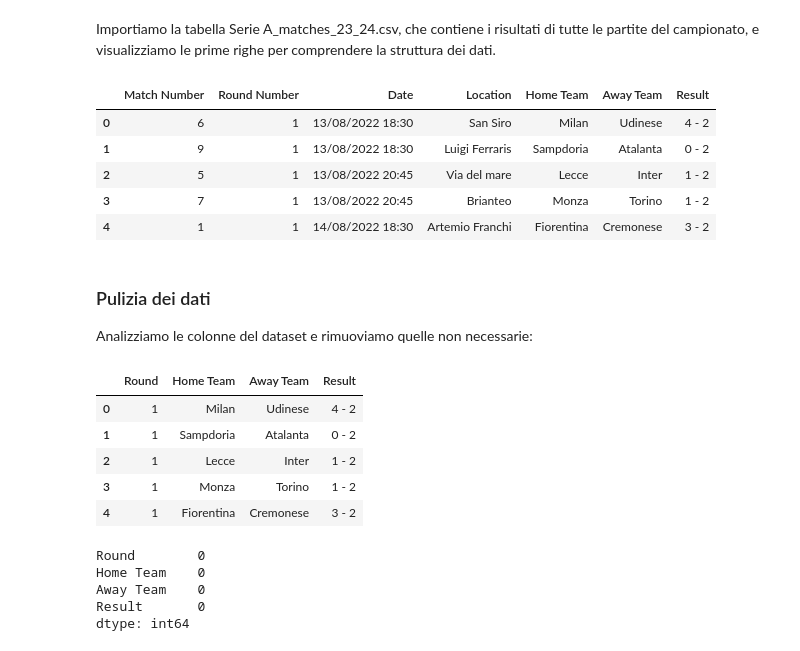
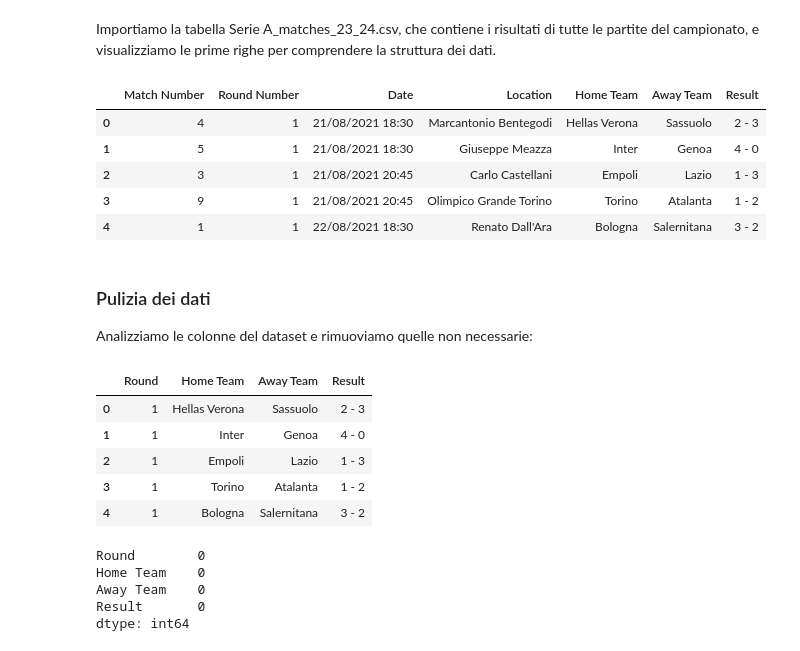
Before and after one commit to DavideJohn/IDS, a Jupyter notebook: laboratori/ProgettoFinale/ProgettoFinale.ipynb, the cells around one changed output. Saved outputs shown, nothing was run; the diff lists cells and outputs as text; code cells hidden in the pictures.

```diff
--- a/laboratori/ProgettoFinale/ProgettoFinale.ipynb
+++ b/laboratori/ProgettoFinale/ProgettoFinale.ipynb
@@ -23,15 +23,15 @@ import scipy.stats as stats
 # %% [markdown]
 Importiamo la tabella Serie A_matches_23_24.csv, che contiene i risultati di tutte le partite del campionato, e visualizziamo le prime righe per comprendere la struttura dei dati.
 # %%
-matches = pd.read_csv('dataset/2022-2023.csv')
+matches = pd.read_csv('dataset/2021-2022.csv')
 matches.head()
 # %% [output]
 |  | Match Number | Round Number | Date | Location | Home Team | Away Team | Result |
-| 0 | 6 | 1 | 13/08/2022 18:30 | San Siro | Milan | Udinese | 4 - 2 |
-| 1 | 9 | 1 | 13/08/2022 18:30 | Luigi Ferraris | Sampdoria | Atalanta | 0 - 2 |
-| 2 | 5 | 1 | 13/08/2022 20:45 | Via del mare | Lecce | Inter | 1 - 2 |
-| 3 | 7 | 1 | 13/08/2022 20:45 | Brianteo | Monza | Torino | 1 - 2 |
-| 4 | 1 | 1 | 14/08/2022 18:30 | Artemio Franchi | Fiorentina | Cremonese | 3 - 2 |
+| 0 | 4 | 1 | 21/08/2021 18:30 | Marcantonio Bentegodi | Hellas Verona | Sassuolo | 2 - 3 |
+| 1 | 5 | 1 | 21/08/2021 18:30 | Giuseppe Meazza | Inter | Genoa | 4 - 0 |
+| 2 | 3 | 1 | 21/08/2021 20:45 | Carlo Castellani | Empoli | Lazio | 1 - 3 |
+| 3 | 9 | 1 | 21/08/2021 20:45 | Olimpico Grande Torino | Torino | Atalanta | 1 - 2 |
+| 4 | 1 | 1 | 22/08/2021 18:30 | Renato Dall'Ara | Bologna | Salernitana | 3 - 2 |
 # %% [markdown]
 ### Pulizia dei dati
 
@@ -43,11 +43,11 @@ matches.drop(drop_columns, axis=1, inplace=True)
 matches.head()
 # %% [output]
 |  | Round | Home Team | Away Team | Result |
-| 0 | 1 | Milan | Udinese | 4 - 2 |
-| 1 | 1 | Sampdoria | Atalanta | 0 - 2 |
-| 2 | 1 | Lecce | Inter | 1 - 2 |
-| 3 | 1 | Monza | Torino | 1 - 2 |
-| 4 | 1 | Fiorentina | Cremonese | 3 - 2 |
+| 0 | 1 | Hellas Verona | Sassuolo | 2 - 3 |
+| 1 | 1 | Inter | Genoa | 4 - 0 |
+| 2 | 1 | Empoli | Lazio | 1 - 3 |
+| 3 | 1 | Torino | Atalanta | 1 - 2 |
+| 4 | 1 | Bologna | Salernitana | 3 - 2 |
 # %%
 # Verifichiamo la presenza di valori nulli
 matches.isnull().sum()
```
Also changed, not shown: parts of 9 cells of this notebook.
